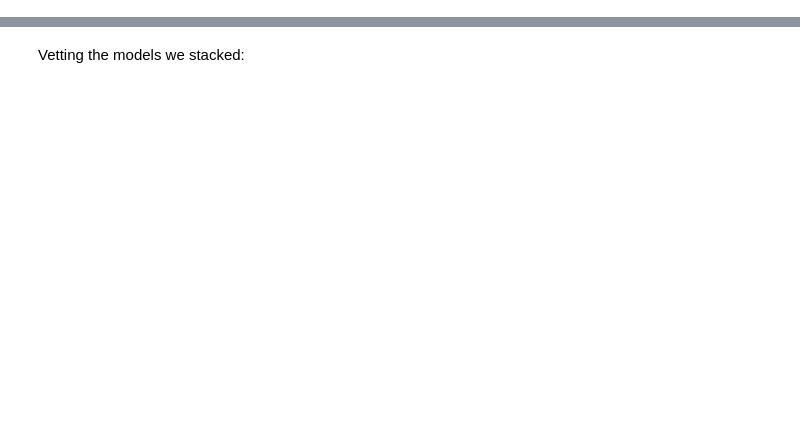
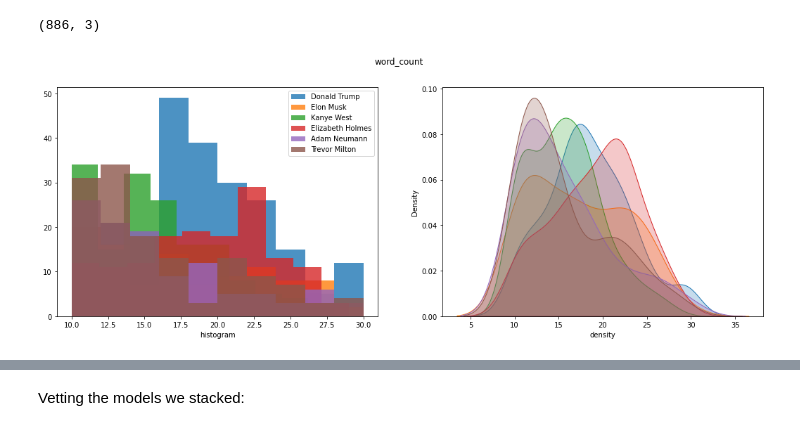
Before and after one commit to stackrev/articles, a Jupyter notebook: nlp_bs_meter/nlp_intro.ipynb, the cells around one changed output, grey strips where cells are left out. Cells and saved outputs as stored; diff of their text form; code cells hidden in the pictures; blank space fills up the shorter version.

```diff
--- a/nlp_bs_meter/nlp_intro.ipynb
+++ b/nlp_bs_meter/nlp_intro.ipynb
@@ -140,0 +146,27 @@ print(n_df.shape)
+# %%
+word_df = pd.DataFrame(columns=['author', 'content', 'n_content'])
+for author in authors:
+  row = n_df[(n_df["author"] == author) & (n_df["word_count"] >= 10) & (n_df["word_count"] <= 30)]
+  word_df = word_df.append(row[['author', 'content', 'n_content']], ignore_index=True)
+n_df = word_df.dropna()
+print(n_df.shape)
+
+n_df['word_count'] = n_df["n_content"].apply(lambda x: len(str(x).split(" ")))
+n_df['char_count'] = n_df["n_content"].apply(
+    lambda x: sum(len(word) for word in str(x).split(" ")))
+
+x, y = "word_count", "author"
+fig, ax = plt.subplots(nrows=1, ncols=2, figsize=(18, 6))
+fig.suptitle(x)
+for i in authors:
+    sns.distplot(n_df[n_df[y] == i][x], hist=True, kde=False,
+                 bins=10, hist_kws={"alpha": 0.8},
+                 axlabel="histogram", ax=ax[0])
+    sns.distplot(n_df[n_df[y] == i][x], hist=False, kde=True,
+                 kde_kws={"shade": True}, axlabel="density",
+                 ax=ax[1])
+ax[0].legend(authors)
+plt.show()
+# %% [output]
+(886, 3)
+[figure, added]
```
Also changed, not shown: parts of 23 cells of this notebook, 14 other files.
